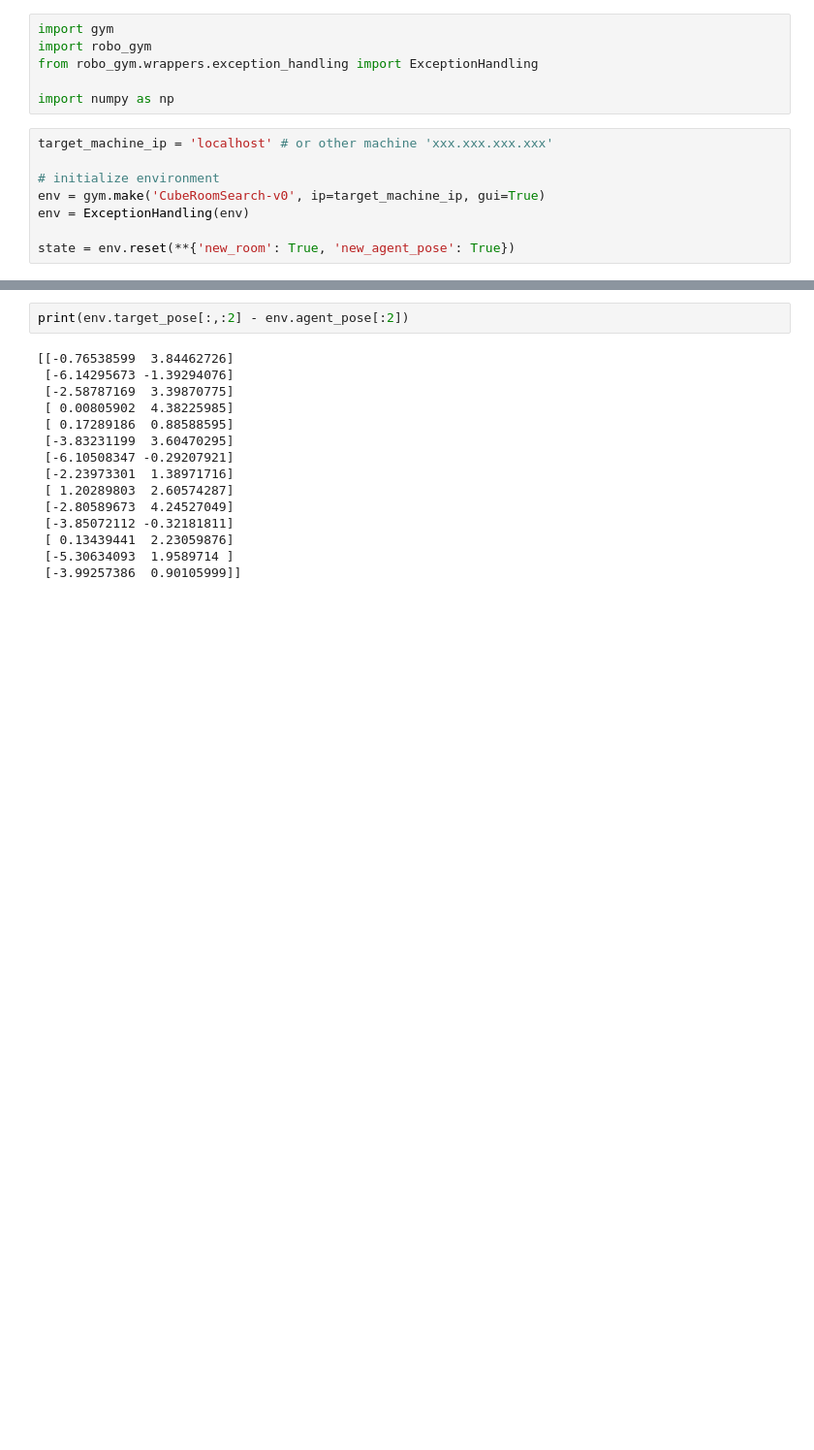
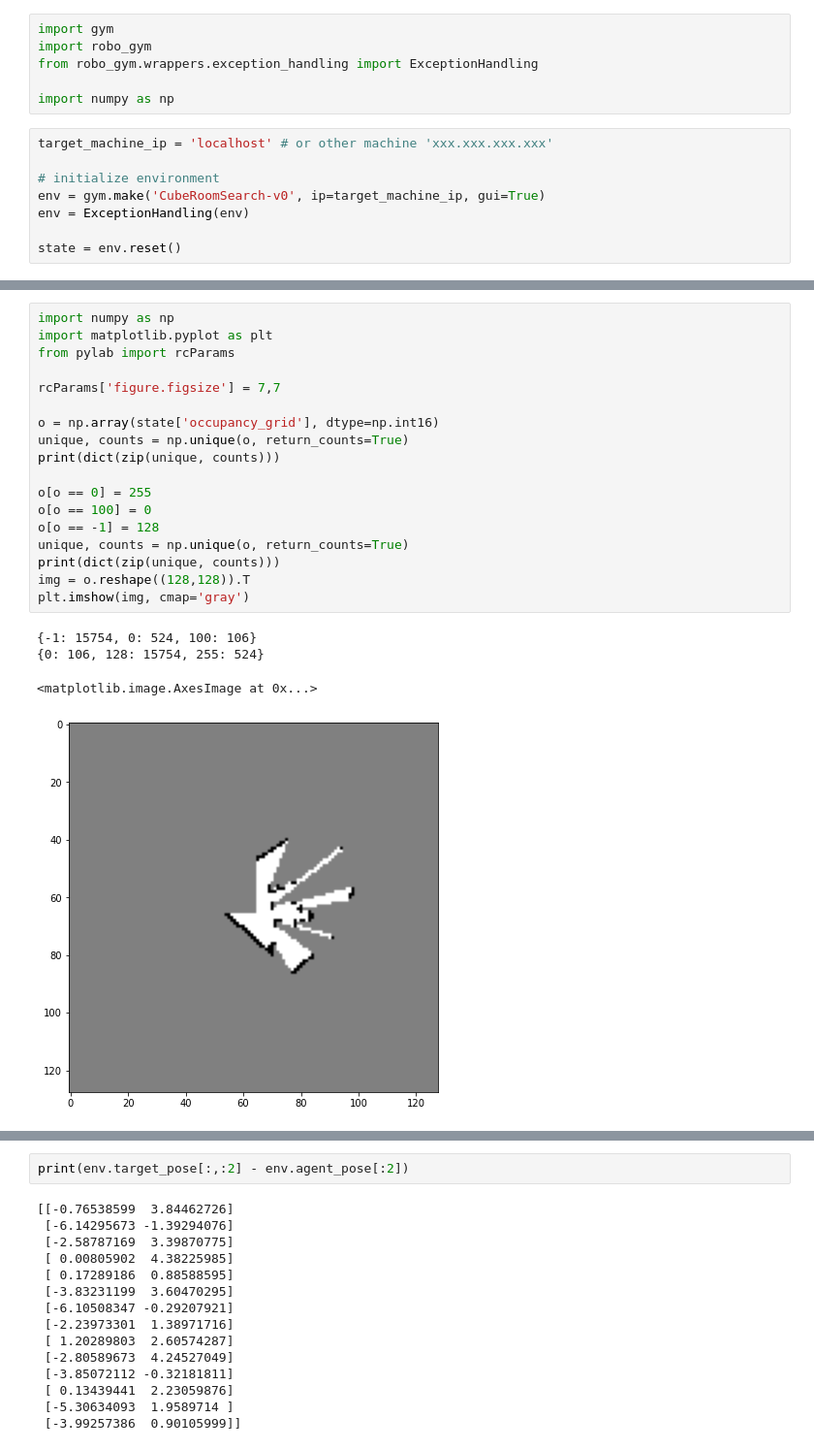
Before and after one commit to wwwshwww/task_on_nav_env, a Jupyter notebook: tameshi/search_env_test.ipynb, the cells around one changed output, grey strips where cells are left out. Shown: that part at 97% size. Saved outputs shown, nothing was run; the diff lists cells and outputs as text; blank space fills up the shorter version.

```diff
--- a/tameshi/search_env_test.ipynb
+++ b/tameshi/search_env_test.ipynb
@@ -11,6 +11,6 @@ target_machine_ip = 'localhost' # or other machine 'xxx.xxx.xxx.xxx'
 env = gym.make('CubeRoomSearch-v0', ip=target_machine_ip, gui=True)
 env = ExceptionHandling(env)
 
-state = env.reset(**{'new_room': True, 'new_agent_pose': True})
+state = env.reset()
 # %% [output]
 Starting new Robot Server | Tentative 1
@@ -18 +34,24 @@ Successfully started Robot Server at localhost:38219
+# %%
+import numpy as np
+import matplotlib.pyplot as plt
+from pylab import rcParams
+
+rcParams['figure.figsize'] = 7,7
+
+o = np.array(state['occupancy_grid'], dtype=np.int16)
+unique, counts = np.unique(o, return_counts=True)
+print(dict(zip(unique, counts)))
+
+o[o == 0] = 255
+o[o == 100] = 0
+o[o == -1] = 128
+unique, counts = np.unique(o, return_counts=True)
+print(dict(zip(unique, counts)))
+img = o.reshape((128,128)).T
+plt.imshow(img, cmap='gray')
+# %% [output]
+{-1: 15754, 0: 524, 100: 106}
+{0: 106, 128: 15754, 255: 524}
+<matplotlib.image.AxesImage at 0x...>
+[figure, added]
 # %%
```
Also changed, not shown: parts of 5 cells of this notebook, 8 other files.
